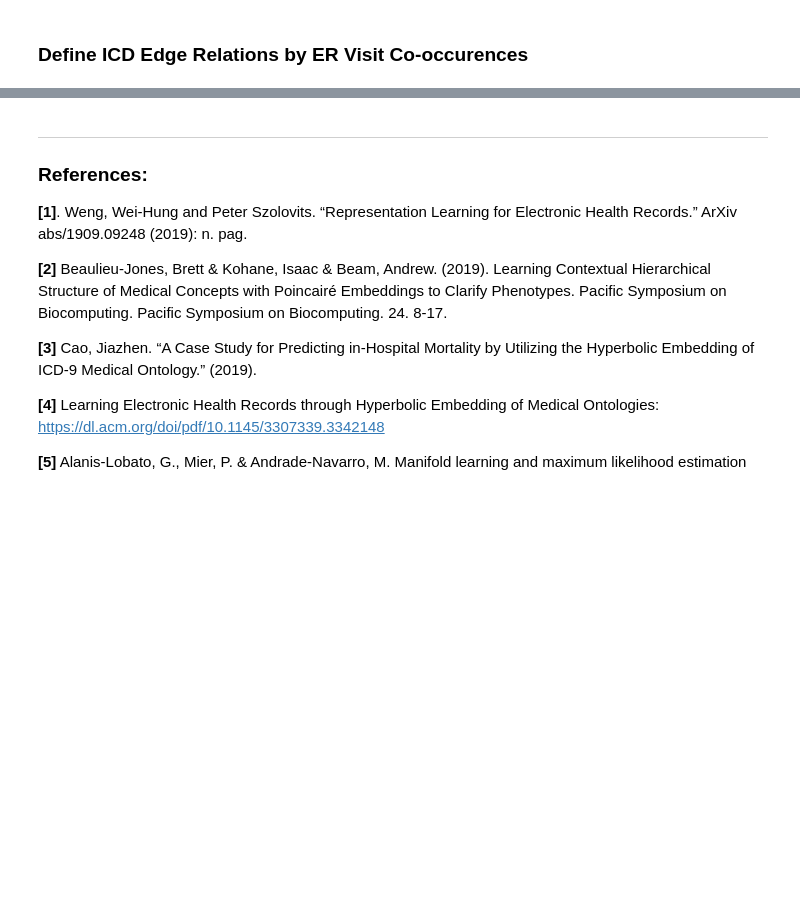
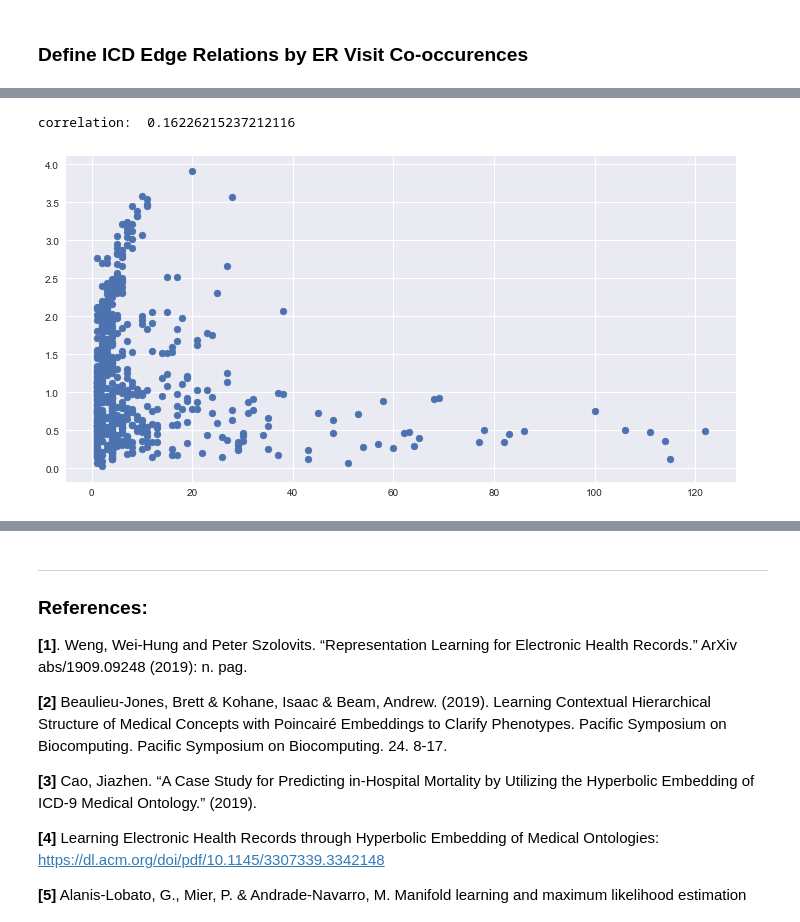
Before and after one commit to drewwilimitis/Hyperbolic-ICD-Embeddings-MIMIC3, a Jupyter notebook: hyperbolic_embedding_ICD9.ipynb, the cells around one changed output, grey strips where cells are left out. Drawn from its saved outputs; the diff is of its cells as text; code cells hidden in the pictures; blank space fills up the shorter version.

```diff
--- a/hyperbolic_embedding_ICD9.ipynb
+++ b/hyperbolic_embedding_ICD9.ipynb
@@ -756,0 +847,13 @@ for e in edges:
+# %%
+# plot distance from center vs. node degree
+radial_dist = []
+degree_counts = []
+for node in G.nodes():
+    radial_dist.append(poincare_dist([0, 0], emb[emb['node'] == icd9.decimal_to_short(node)].iloc[:,1:3]))
+    degree_counts.append(G.degree(node))
+plt.figure(figsize=(12,6))
+print('correlation: ', np.abs(np.corrcoef(degree_counts, radial_dist)[0,1]))
+plt.scatter(degree_counts, radial_dist);
+# %% [output]
+correlation:  0.16226215237212116
+[figure, added]
```
Also changed, not shown: parts of 22 cells of this notebook, 1 other file.
